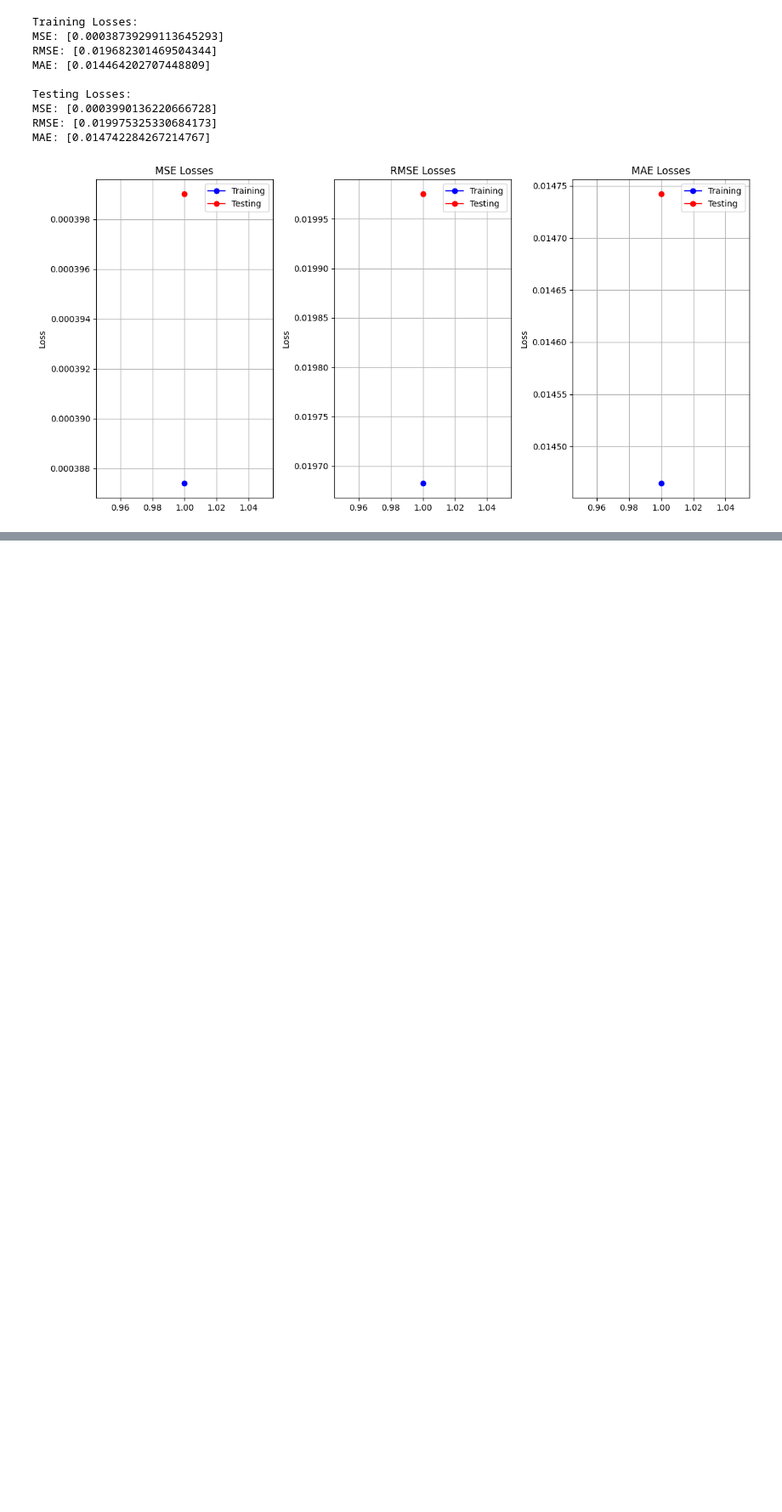
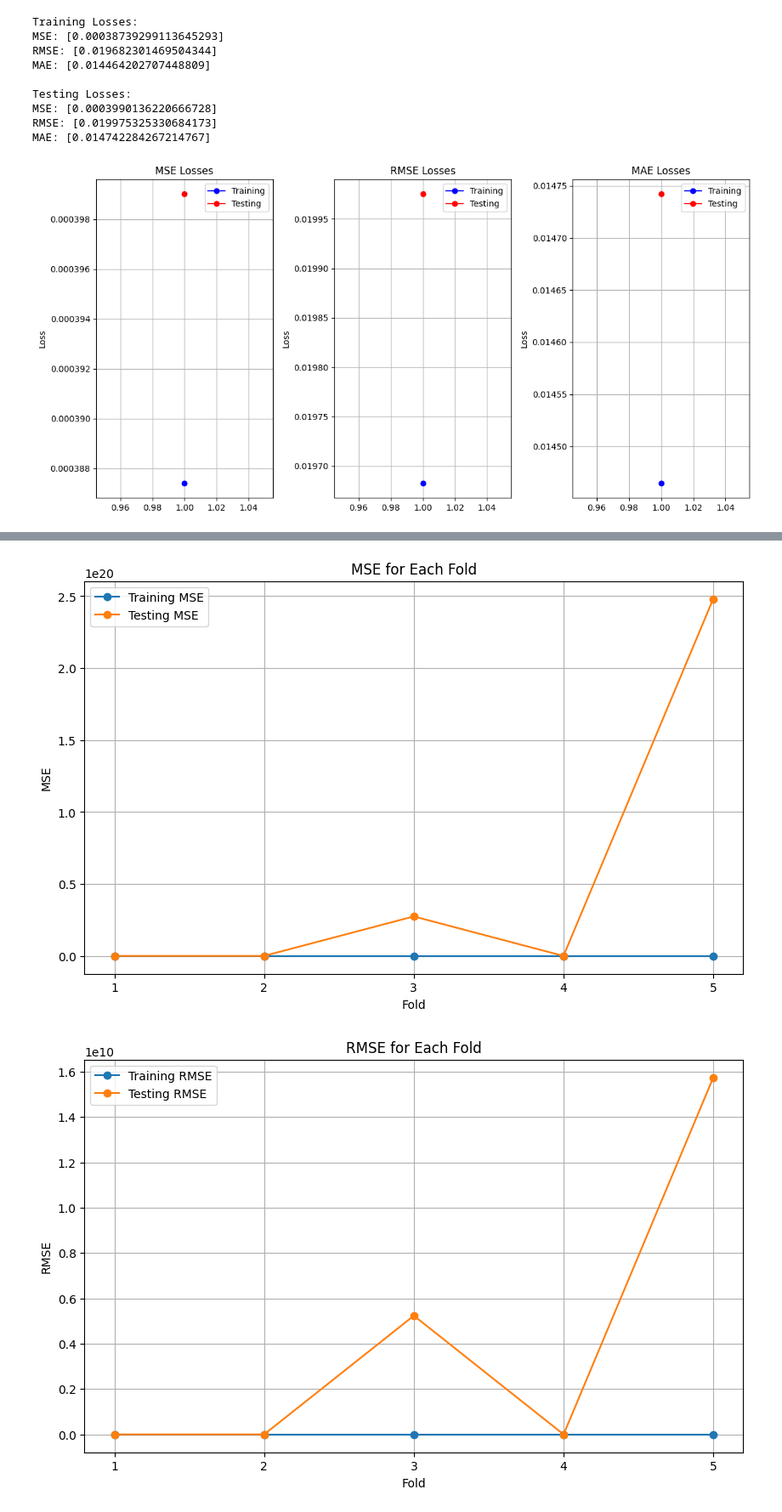
Before and after one commit to neerajcodes888/A-Novel-Used-Car-Price-Prediction-Model-Based-on-LinDenoise, a Jupyter notebook: project.ipynb, the cells around one changed output, grey strips where cells are left out. Shown at 85% size. Saved outputs shown, nothing was run; the diff lists cells and outputs as text; code cells hidden in the pictures; blank space fills up the shorter version.

```diff
--- a/project.ipynb
+++ b/project.ipynb
@@ -1262,0 +1306,68 @@ RuntimeError: Cannot clone object LinDenoise(lr_params={}, noise_level=0.1), as
+# %%
+import matplotlib.pyplot as plt
+
+# Define lists to store losses for each fold
+mse_train_folds = []
+rmse_train_folds = []
+mae_train_folds = []
+mse_test_folds = []
+rmse_test_folds = []
+mae_test_folds = []
+
+# Perform 5-fold cross-validation
+for train_index, test_index in kf.split(x):
+    X_train_fold, X_test_fold = x.iloc[train_index], x.iloc[test_index]
+    y_train_fold, y_test_fold = y.iloc[train_index], y.iloc[test_index]
+
+    # Instantiate a new model for each fold
+    model = LinDenoise(noise_level=0.1, lr_params={})
+
+    # Fit the model and compute losses for the fold
+    model.fit(X_train_fold, y_train_fold, X_test_fold, y_test_fold)
+
+    # Append losses for each fold
+    mse_train_folds.append(model.training_losses['MSE'][0])  # Assuming you want only the first loss for each fold
+    rmse_train_folds.append(model.training_losses['RMSE'][0])
+    mae_train_folds.append(model.training_losses['MAE'][0])
+    mse_test_folds.append(model.testing_losses['MSE'][0])
+    rmse_test_folds.append(model.testing_losses['RMSE'][0])
+    mae_test_folds.append(model.testing_losses['MAE'][0])
+
+# Plot MSE
+plt.figure(figsize=(10, 6))
+plt.plot(range(1, 6), mse_train_folds, marker='o', label='Training MSE')
+plt.plot(range(1, 6), mse_test_folds, marker='o', label='Testing MSE')
+plt.title('MSE for Each Fold')
+plt.xlabel('Fold')
+plt.ylabel('MSE')
+plt.legend()
+plt.grid(True)
+plt.xticks(range(1, 6))
+plt.show()
+
+# Plot RMSE
+plt.figure(figsize=(10, 6))
+plt.plot(range(1, 6), rmse_train_folds, marker='o', label='Training RMSE')
+plt.plot(range(1, 6), rmse_test_folds, marker='o', label='Testing RMSE')
+plt.title('RMSE for Each Fold')
+plt.xlabel('Fold')
+plt.ylabel('RMSE')
+plt.legend()
+plt.grid(True)
+plt.xticks(range(1, 6))
+plt.show()
+
+# Plot MAE
+plt.figure(figsize=(10, 6))
+plt.plot(range(1, 6), mae_train_folds, marker='o', label='Training MAE')
+plt.plot(range(1, 6), mae_test_folds, marker='o', label='Testing MAE')
+plt.title('MAE for Each Fold')
+plt.xlabel('Fold')
+plt.ylabel('MAE')
+plt.legend()
+plt.grid(True)
+plt.xticks(range(1, 6))
+plt.show()
+# %% [output]
+[figure, added]
+[figure, added]
```
Also changed, not shown: parts of 4 cells of this notebook.
